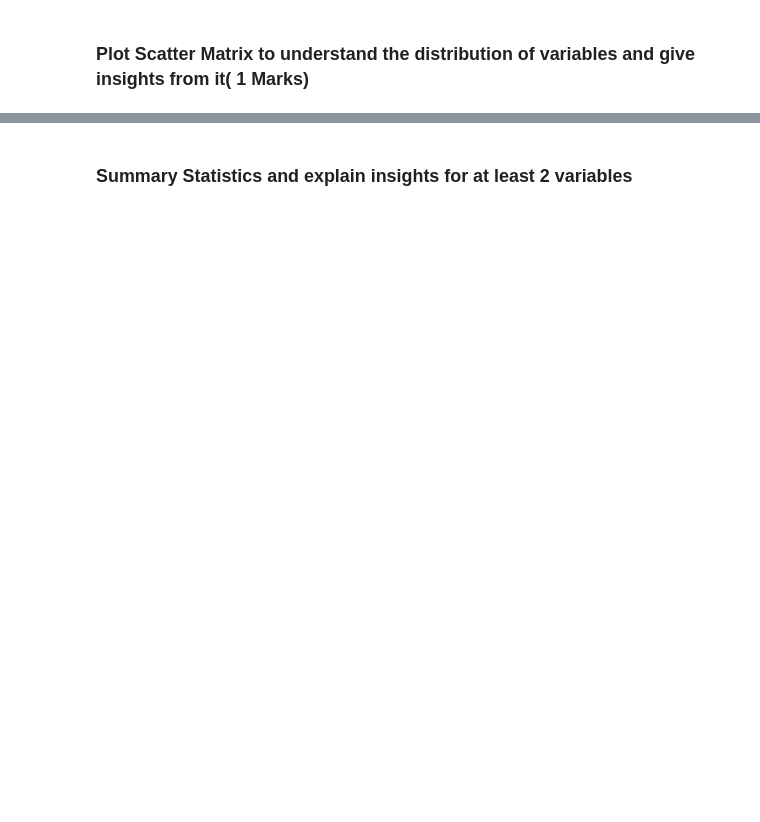
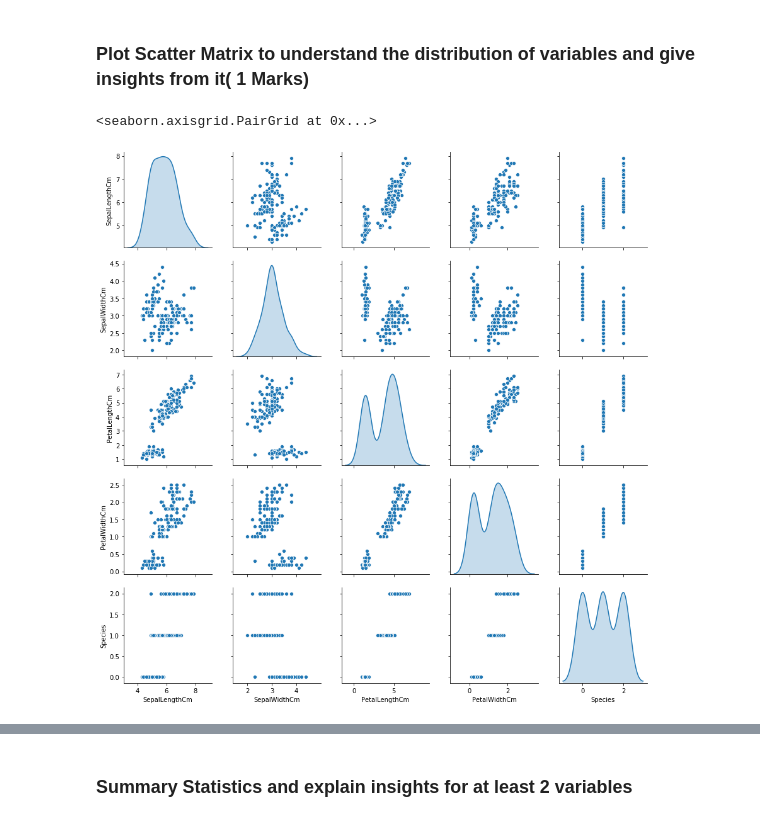
Before and after one commit to mohit19mahajan/aiml1, a Jupyter notebook: R3_External_Lab_Logistic_and_Naive_bayes_questions.ipynb, the cells around one changed output, grey strips where cells are left out. Saved outputs shown, nothing was run; the diff lists cells and outputs as text; code cells hidden in the pictures; blank space fills up the shorter version.

```diff
--- a/R3_External_Lab_Logistic_and_Naive_bayes_questions.ipynb
+++ b/R3_External_Lab_Logistic_and_Naive_bayes_questions.ipynb
@@ -313,2 +353,7 @@ pd.value_counts(iris["Species"]).plot(kind="bar")
 # %% [markdown]
 ### Plot Scatter Matrix to understand the distribution of variables and give insights from it( 1 Marks)
+# %%
+sns.pairplot(irisdf,diag_kind="kde")
+# %% [output]
+<seaborn.axisgrid.PairGrid at 0x...>
+[figure, added]
```
Also changed, not shown: parts of 24 cells of this notebook.
